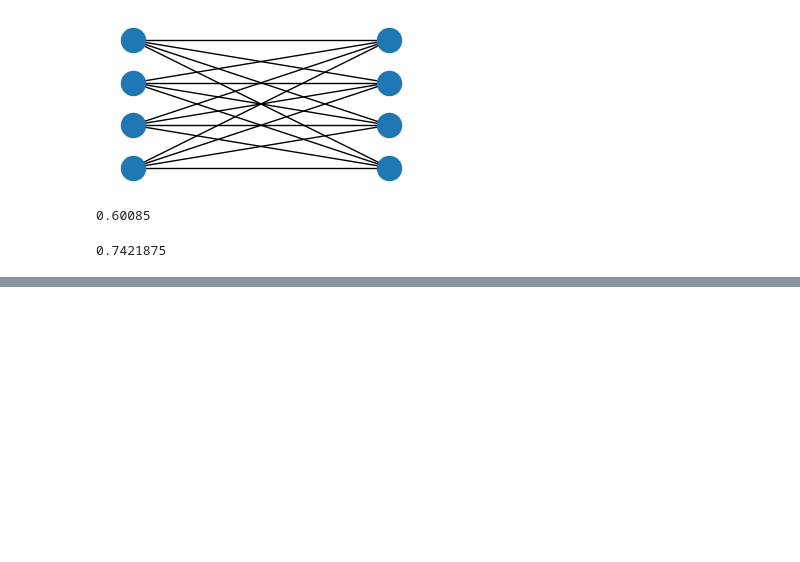
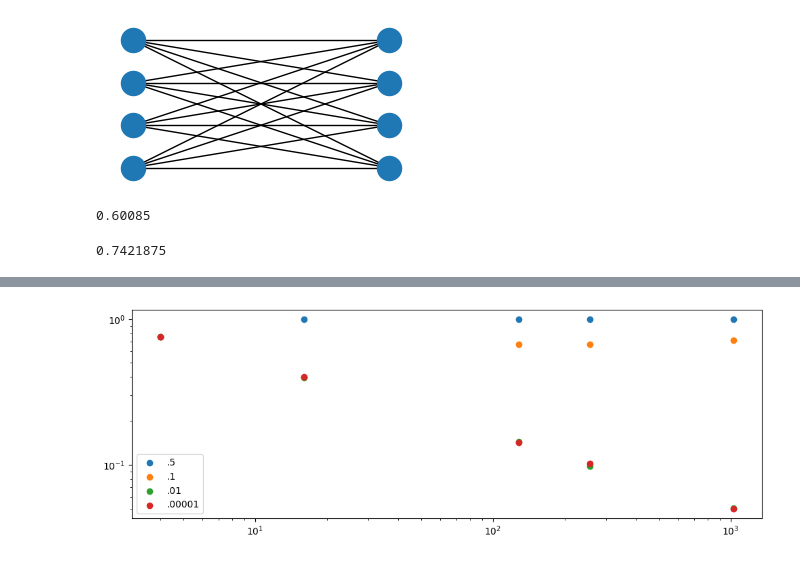
Before and after one commit to gabeschoenbach/snappable, a Jupyter notebook: checking_fractions.ipynb, the cells around one changed output, grey strips where cells are left out. Drawn from its saved outputs; the diff is of its cells as text; code cells hidden in the pictures; blank space fills up the shorter version.

```diff
--- a/checking_fractions.ipynb
+++ b/checking_fractions.ipynb
@@ -42,12 +55,14 @@ def fraction_snappables_equal_biclique(n):
 # %%
-def count_snaps(graph, trials):
+def count_snaps(graph, trials, eps=0, viz=True):
     num_snaps = 0
-    for _ in tqdm(range(trials)):
+    iterable = tqdm(range(trials)) if viz else range(trials)
+    for _ in iterable:
         tree = tu.uniform_random_spanning_tree(graph)
         for node in tree.nodes:
             tree.nodes[node]['pop'] = 1
-        part_size = len(tree) / 2
-        _, num_balance_edges = sample_uniform_partition_of_tree(tree, 2, part_size, part_size, "pop")
+        min_part_size = (len(tree) * (1 - eps)) / 2
+        max_part_size = (len(tree) * (1 + eps)) / 2
+        _, num_balance_edges = sample_uniform_partition_of_tree(tree, 2, min_part_size, max_part_size, "pop")
         if num_balance_edges:
             num_snaps += 1
     return num_snaps / trials
@@ -95,0 +112,15 @@ fraction_snappables_clique(N)
+# %%
+%%time
+epsilons = [0.5, 0.1, 0.001, 0.00001]
+Ns = [4, 16, 128, 256, 1024]
+num_trials = 10000
+
+data = {}
+for eps in epsilons:
+    print(eps)
+    fractions = []
+    for N in Ns:
+        graph = make_clique(N)
+        fraction = count_snaps(graph, num_trials, eps=eps, viz=True)
+        fractions.append(fraction)
+    data[eps] = fractions
@@ -95,0 +134,3 @@ fraction_snappables_clique(N)
+# %%
+df = pd.DataFrame(data)
+df.index = Ns
@@ -95,0 +146,12 @@ fraction_snappables_clique(N)
+# %%
+# with plt.xkcd():
+fig, ax = plt.subplots(figsize=(12,4))
+plt.scatter(df.index, df[0.5], label=".5")
+plt.scatter(df.index, df[0.10000], label=".1")
+plt.scatter(df.index, df[0.00100], label=".01")
+plt.scatter(df.index, df[0.00001], label=".00001")
+plt.xscale("log")
+plt.yscale("log")
+_ = plt.legend()
+# %% [output]
+[figure, added]
```
Also changed, not shown: parts of 11 cells of this notebook, 1 other file.
